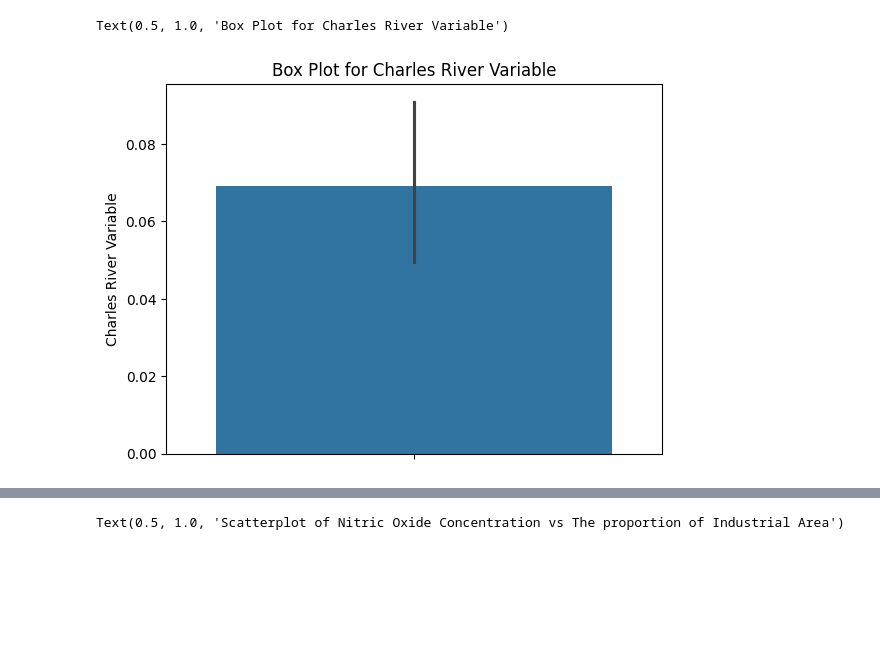
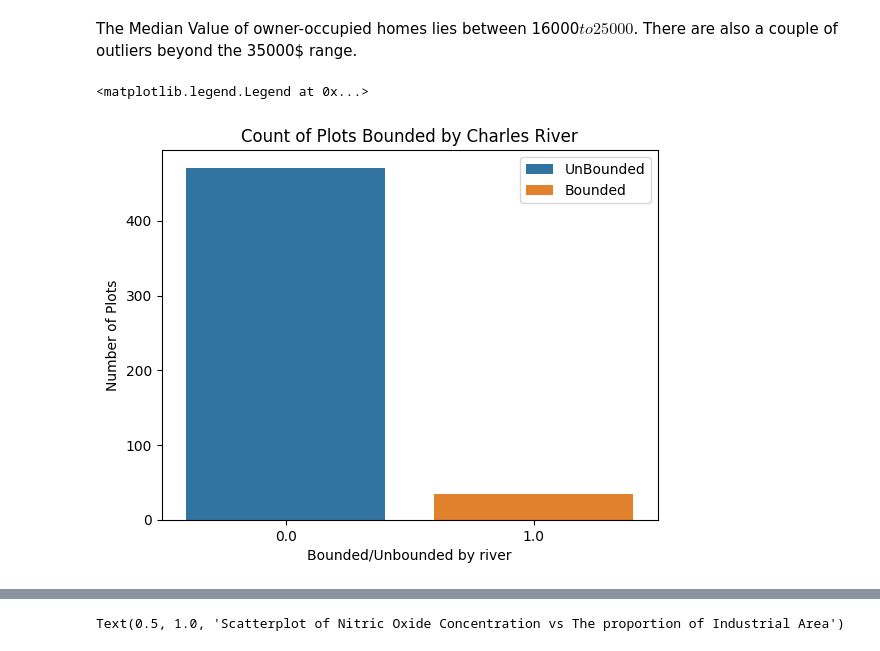
Before and after one commit to vikasagarwal101/statistics-project, a Jupyter notebook: proj.ipynb, the cells around one changed output, grey strips where cells are left out. Saved outputs shown, nothing was run; the diff lists cells and outputs as text; code cells hidden in the pictures; blank space fills up the shorter version.

```diff
--- a/proj.ipynb
+++ b/proj.ipynb
@@ -18,7 +19,11 @@ Text(0.5, 1.0, 'Median Value of owner-occupied homes.')
-# %%
-ax1 = sns.barplot(data=boston_df, y="CHAS")
-ax1.set_ylabel("Charles River Variable")
-ax1.set_title("Box Plot for Charles River Variable")
-# %% [output]
-Text(0.5, 1.0, 'Box Plot for Charles River Variable')
-[figure, removed]
+# %% [markdown]
+The Median Value of owner-occupied homes lies between 16000$ to 25000$. There are also a couple of outliers beyond the 35000$ range.
+# %%
+ax1 = sns.countplot(data=boston_df, x='CHAS',hue='CHAS')
+plt.xlabel("Bounded/Unbounded by river")
+plt.ylabel('Number of Plots')
+plt.title("Count of Plots Bounded by Charles River")
+plt.legend(['UnBounded','Bounded'])
+# %% [output]
+<matplotlib.legend.Legend at 0x...>
+[figure, added]
```
Also changed, not shown: parts of 8 cells of this notebook.
